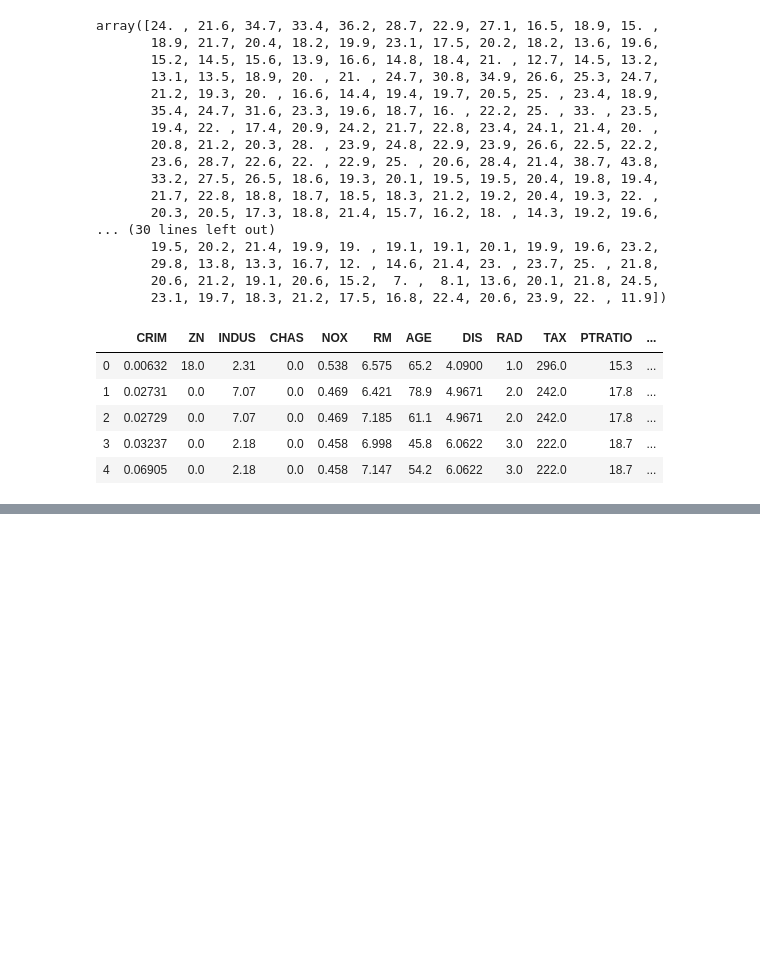
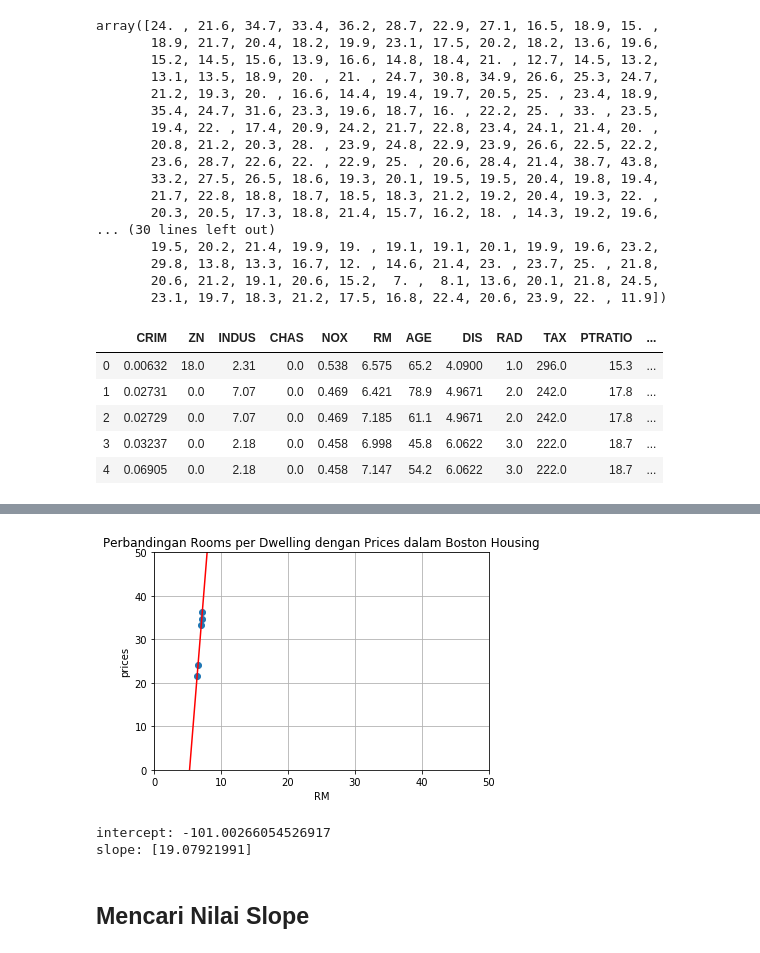
Before and after one commit to Herrscher-of-Freedom/Data-Science, a Jupyter notebook: UTS.ipynb, the cells around one changed output, grey strips where cells are left out. Saved outputs shown, nothing was run; the diff lists cells and outputs as text; code cells hidden in the pictures; blank space fills up the shorter version.

```diff
--- a/UTS.ipynb
+++ b/UTS.ipynb
@@ -113,0 +197,24 @@ df.head()
+# %%
+X_vis = np.array([0, 50]).reshape(-1, 1)
+y_vis = model.predict(X_vis)
+# %%
+plt.scatter(X, y)
+plt.plot(X_vis, y_vis, '-r')
+
+plt.title('Perbandingan Rooms per Dwelling dengan Prices dalam Boston Housing')
+plt.xlabel('RM')
+plt.ylabel('prices')
+plt.xlim(0, 50)
+plt.ylim(0, 50)
+plt.grid(True)
+plt.show()
+# %% [output]
+[figure, added]
+# %%
+print(f'intercept: {model.intercept_}')
+print(f'slope: {model.coef_}')
+# %% [output]
+intercept: -101.00266054526917
+slope: [19.07921991]
+# %% [markdown]
+## Mencari Nilai Slope
```
Also changed, not shown: parts of 31 cells of this notebook.
